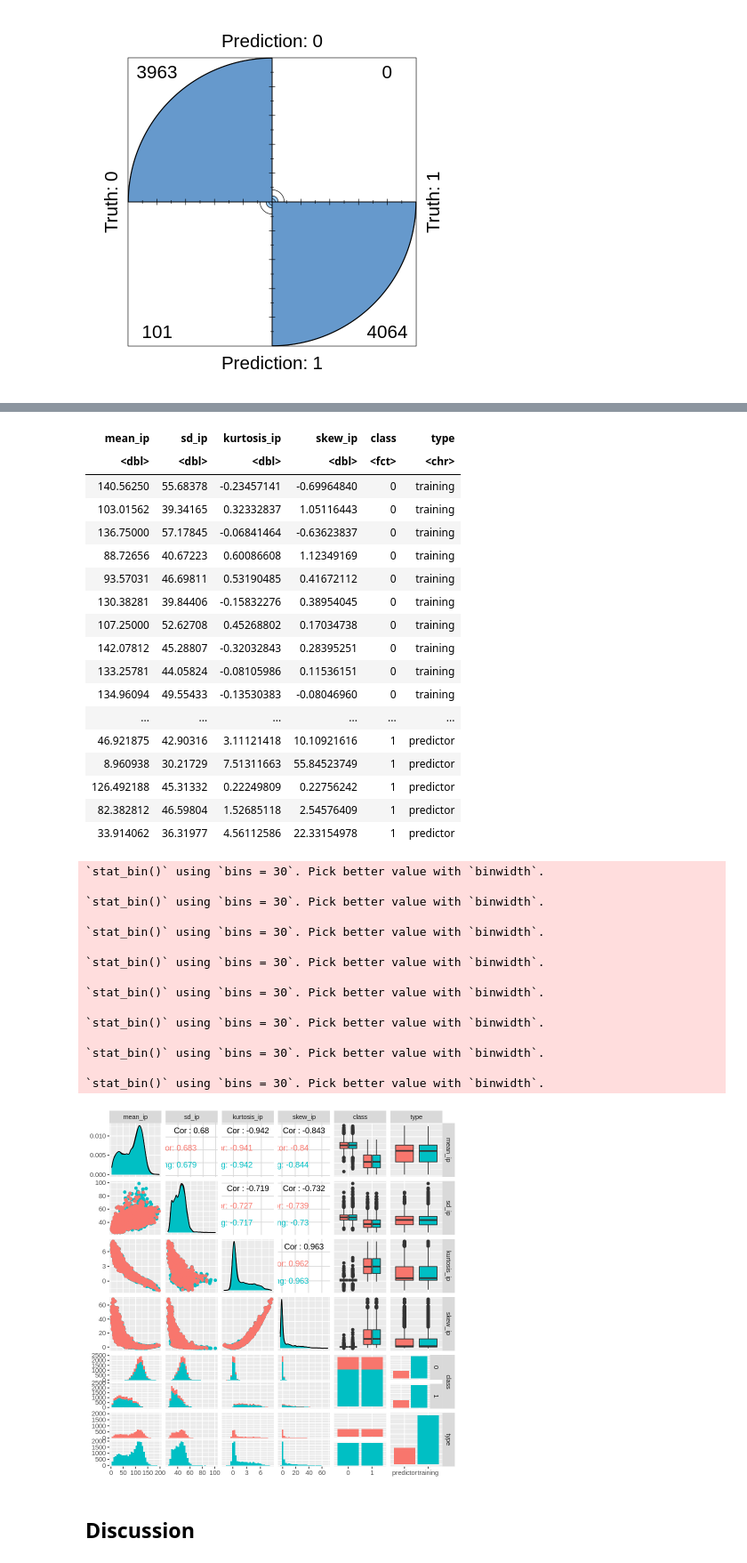
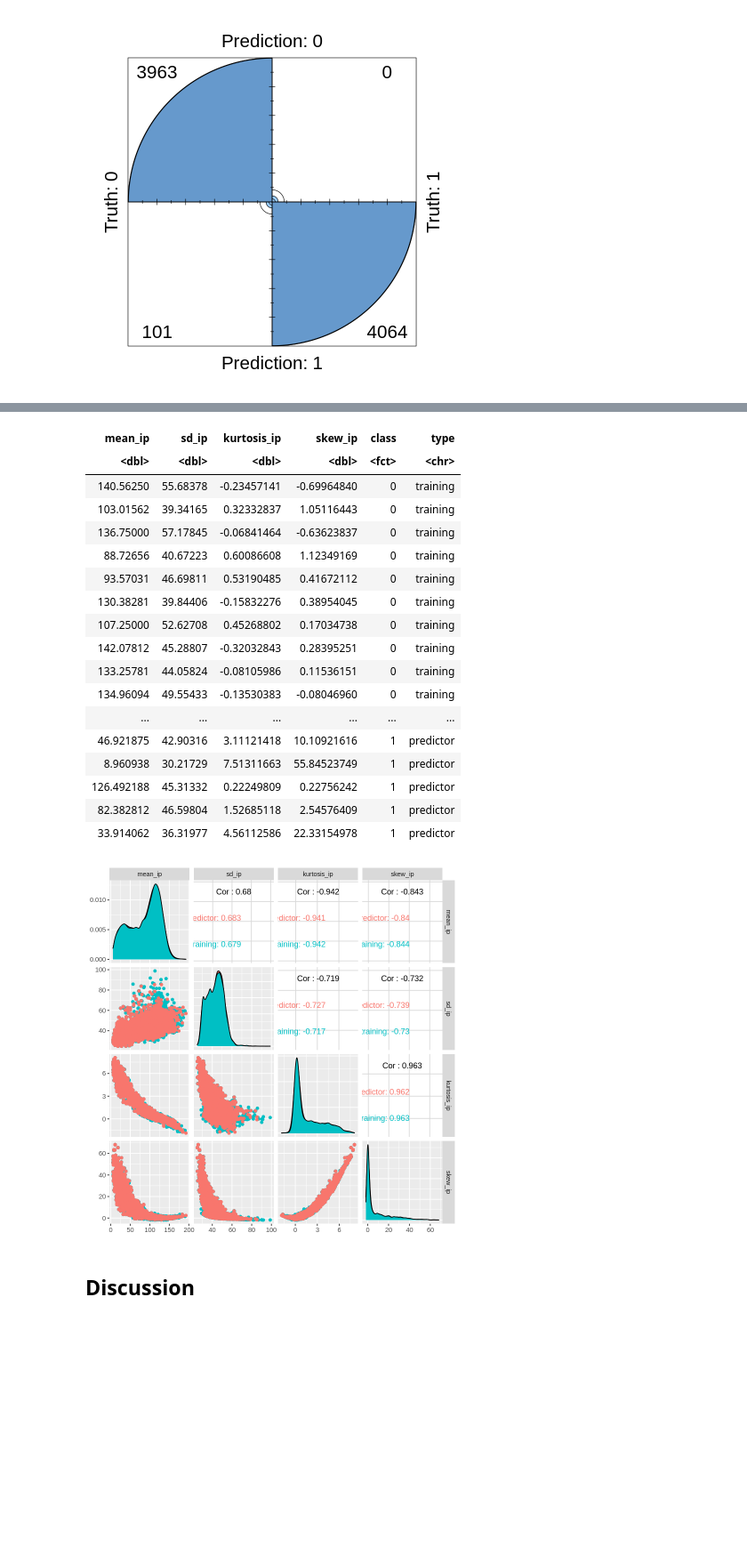
Before and after one commit to iaujla01/DSCI100Project, a Jupyter notebook: project_main.ipynb, the cells around one changed output, grey strips where cells are left out. Shown: that part at 89% size. Saved outputs shown, nothing was run; the diff lists cells and outputs as text; code cells hidden in the pictures; blank space fills up the shorter version.

```diff
--- a/project_main.ipynb
+++ b/project_main.ipynb
@@ -337,49 +338,34 @@ fourfoldplot(htru_matrix$table)
 # %%
 total <- htru_train %>%
 mutate(type = "training")
 
 total2 <- htru_test %>%
 mutate(type = "predictor")
 combined <- rbind(total, total2)
 combined
 
-ggpairs(combined, aes(colour = type))
+ggpairs(combined, aes(colour = type), columns = 1:4)
 # %% [output]
 A tibble: 32518 × 6
 | mean_ip | sd_ip | kurtosis_ip | skew_ip | class | type |
 | <dbl> | <dbl> | <dbl> | <dbl> | <fct> | <chr> |
 | 140.56250 | 55.68378 | -0.23457141 | -0.69964840 | 0 | training |
 | 103.01562 | 39.34165 | 0.32332837 | 1.05116443 | 0 | training |
 | 136.75000 | 57.17845 | -0.06841464 | -0.63623837 | 0 | training |
 | 88.72656 | 40.67223 | 0.60086608 | 1.12349169 | 0 | training |
 | 93.57031 | 46.69811 | 0.53190485 | 0.41672112 | 0 | training |
 | 130.38281 | 39.84406 | -0.15832276 | 0.38954045 | 0 | training |
 | 107.25000 | 52.62708 | 0.45268802 | 0.17034738 | 0 | training |
 | 142.07812 | 45.28807 | -0.32032843 | 0.28395251 | 0 | training |
 | 133.25781 | 44.05824 | -0.08105986 | 0.11536151 | 0 | training |
 | 134.96094 | 49.55433 | -0.13530383 | -0.08046960 | 0 | training |
 | ... | ... | ... | ... | ... | ... |
 | 46.921875 | 42.90316 | 3.11121418 | 10.10921616 | 1 | predictor |
 | 8.960938 | 30.21729 | 7.51311663 | 55.84523749 | 1 | predictor |
 | 126.492188 | 45.31332 | 0.22249809 | 0.22756242 | 1 | predictor |
 | 82.382812 | 46.59804 | 1.52685118 | 2.54576409 | 1 | predictor |
 | 33.914062 | 36.31977 | 4.56112586 | 22.33154978 | 1 | predictor |
-`stat_bin()` using `bins = 30`. Pick better value with `binwidth`.
-
-`stat_bin()` using `bins = 30`. Pick better value with `binwidth`.
-
-`stat_bin()` using `bins = 30`. Pick better value with `binwidth`.
-
-`stat_bin()` using `bins = 30`. Pick better value with `binwidth`.
-
-`stat_bin()` using `bins = 30`. Pick better value with `binwidth`.
-
-`stat_bin()` using `bins = 30`. Pick better value with `binwidth`.
-
-`stat_bin()` using `bins = 30`. Pick better value with `binwidth`.
-
-`stat_bin()` using `bins = 30`. Pick better value with `binwidth`.
-[figure, old version]
+[figure, new version]
 # %% [markdown]
 ## Discussion
 # %% [markdown]
```
Also changed, not shown: parts of 2 cells of this notebook.
